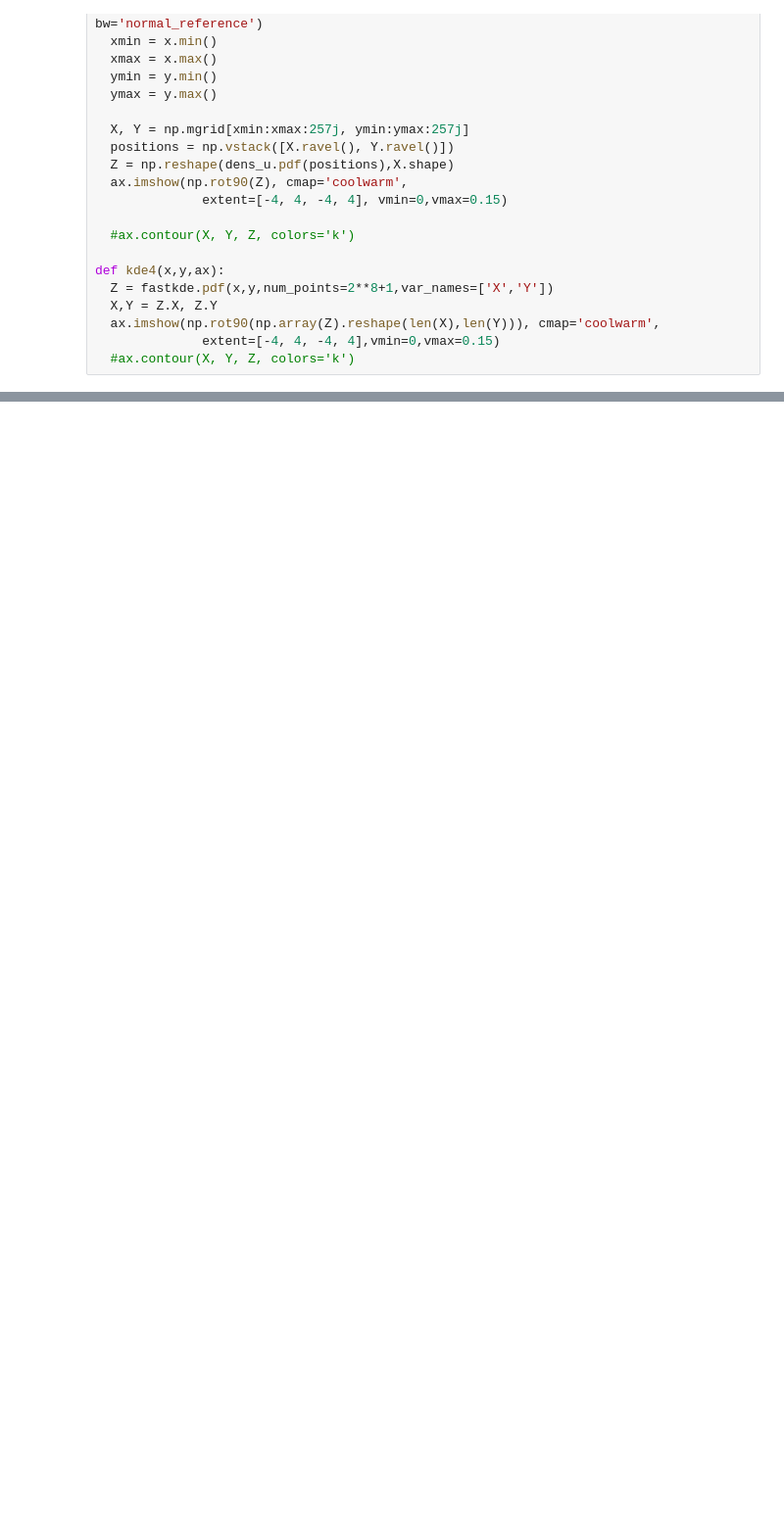
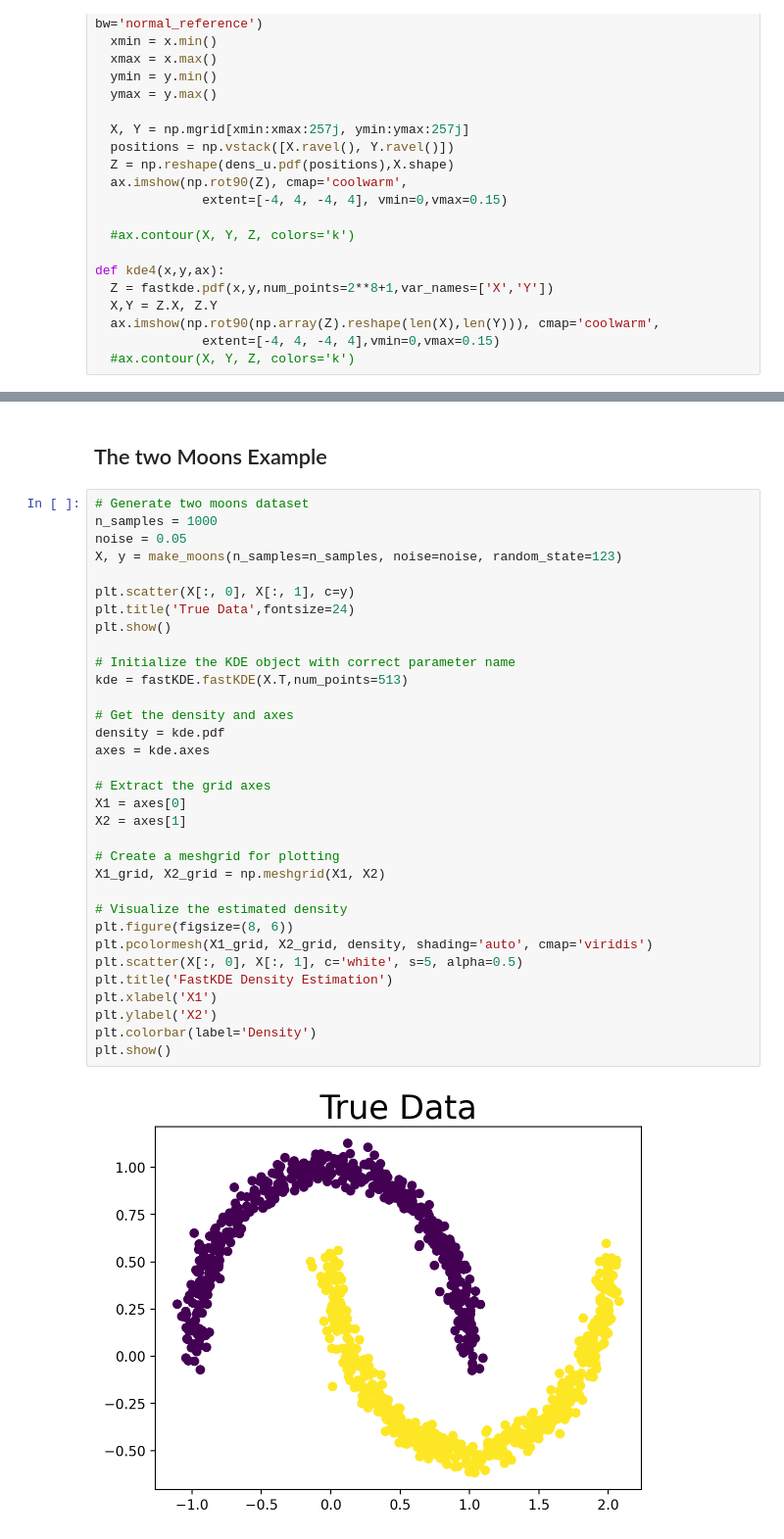
Before and after one commit to dvasiliu/AAML, a Jupyter notebook: Module 7 - Classification with Class Imbalance /Example_FastKDE.ipynb, the cells around one changed output, grey strips where cells are left out. Shown at 98% size. Drawn from its saved outputs; the diff is of its cells as text; blank space fills up the shorter version.

```diff
--- a/Module 7 - Classification with Class Imbalance /Example_FastKDE.ipynb
+++ b/Module 7 - Classification with Class Imbalance /Example_FastKDE.ipynb
@@ -211,0 +419,37 @@ bw: 0.31622776601683794
+# %% [markdown]
+## The two Moons Example
+# %%
+# Generate two moons dataset
+n_samples = 1000
+noise = 0.05
+X, y = make_moons(n_samples=n_samples, noise=noise, random_state=123)
+
+plt.scatter(X[:, 0], X[:, 1], c=y)
+plt.title('True Data',fontsize=24)
+plt.show()
+
+# Initialize the KDE object with correct parameter name
+kde = fastKDE.fastKDE(X.T,num_points=513)
+
+# Get the density and axes
+density = kde.pdf
+axes = kde.axes
+
+# Extract the grid axes
+X1 = axes[0]
+X2 = axes[1]
+
+# Create a meshgrid for plotting
+X1_grid, X2_grid = np.meshgrid(X1, X2)
+
+# Visualize the estimated density
+plt.figure(figsize=(8, 6))
+plt.pcolormesh(X1_grid, X2_grid, density, shading='auto', cmap='viridis')
+plt.scatter(X[:, 0], X[:, 1], c='white', s=5, alpha=0.5)
+plt.title('FastKDE Density Estimation')
+plt.xlabel('X1')
+plt.ylabel('X2')
+plt.colorbar(label='Density')
+plt.show()
+# %% [output]
+[figure, added]
```
Also changed, not shown: parts of 22 cells of this notebook, 1 other file.
